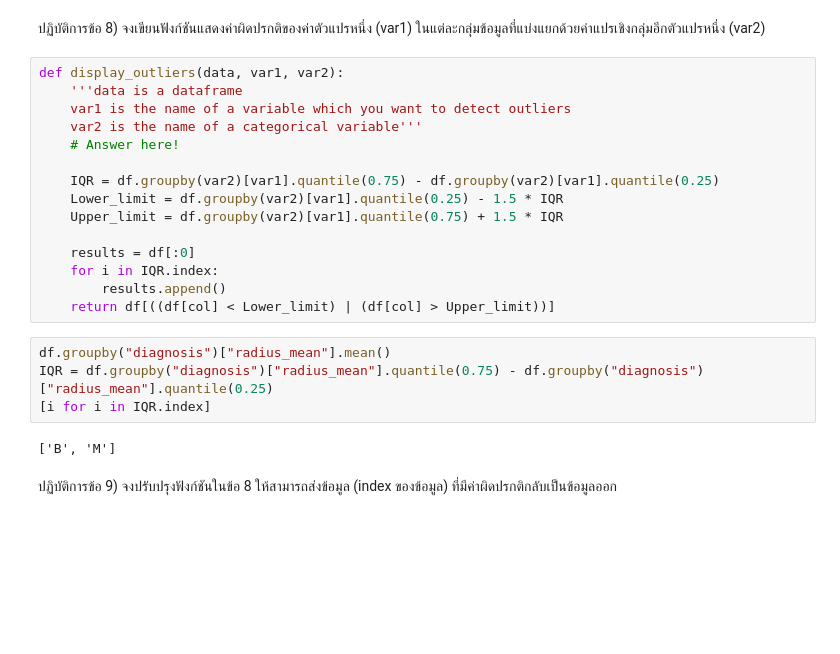
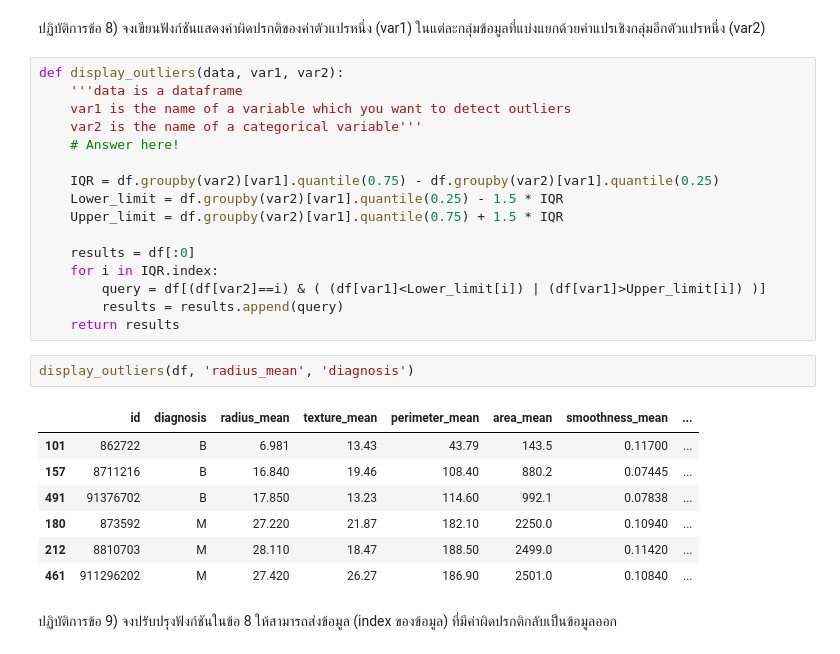
Before and after one commit to tackulus/204426, a Jupyter notebook: Lab_08_610510531.ipynb, the cells around one changed output. Cells and saved outputs as stored; diff of their text form; blank space fills up the shorter version.

```diff
--- a/Lab_08_610510531.ipynb
+++ b/Lab_08_610510531.ipynb
@@ -223,14 +223,19 @@ def display_outliers(data, var1, var2):
 
     results = df[:0]
     for i in IQR.index:
-        results.append()
-    return df[((df[col] < Lower_limit) | (df[col] > Upper_limit))]
+        query = df[(df[var2]==i) & ( (df[var1]<Lower_limit[i]) | (df[var1]>Upper_limit[i]) )]
+        results = results.append(query)
+    return results
-# %%
-df.groupby("diagnosis")["radius_mean"].mean()
-IQR = df.groupby("diagnosis")["radius_mean"].quantile(0.75) - df.groupby("diagnosis")["radius_mean"].quantile(0.25)
-[i for i in IQR.index]
-# %% [output]
-['B', 'M']
+# %%
+display_outliers(df, 'radius_mean', 'diagnosis')
+# %% [output]
+|  | id | diagnosis | radius_mean | texture_mean | perimeter_mean | area_mean | smoothness_mean | ... |
+| 101 | 862722 | B | 6.981 | 13.43 | 43.79 | 143.5 | 0.11700 | ... |
+| 157 | 8711216 | B | 16.840 | 19.46 | 108.40 | 880.2 | 0.07445 | ... |
+| 491 | 91376702 | B | 17.850 | 13.23 | 114.60 | 992.1 | 0.07838 | ... |
+| 180 | 873592 | M | 27.220 | 21.87 | 182.10 | 2250.0 | 0.10940 | ... |
+| 212 | 8810703 | M | 28.110 | 18.47 | 188.50 | 2499.0 | 0.11420 | ... |
+| 461 | 911296202 | M | 27.420 | 26.27 | 186.90 | 2501.0 | 0.10840 | ... |
 # %% [markdown]
 ปฏิบัติการข้อ 9) จงปรับปรุงฟังก์ชันในข้อ 8 ให้สามารถส่งข้อมูล (index ของข้อมูล) ที่มีค่าผิดปรกติกลับเป็นข้อมูลออก
 # %%
```
Also changed, not shown: parts of 4 cells of this notebook.
